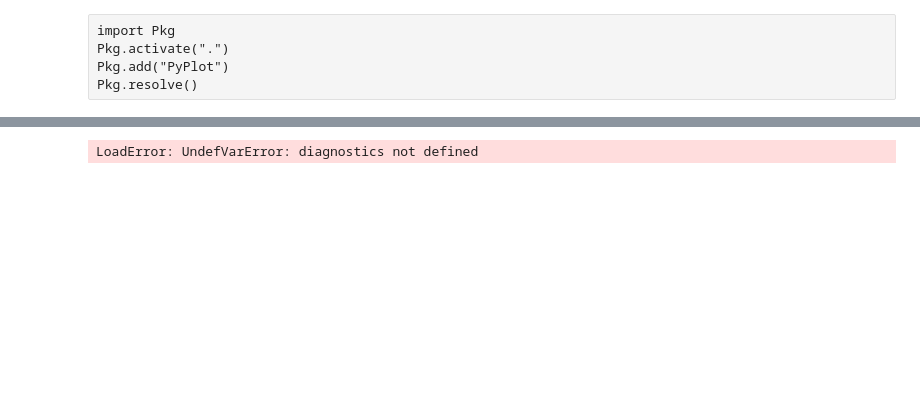
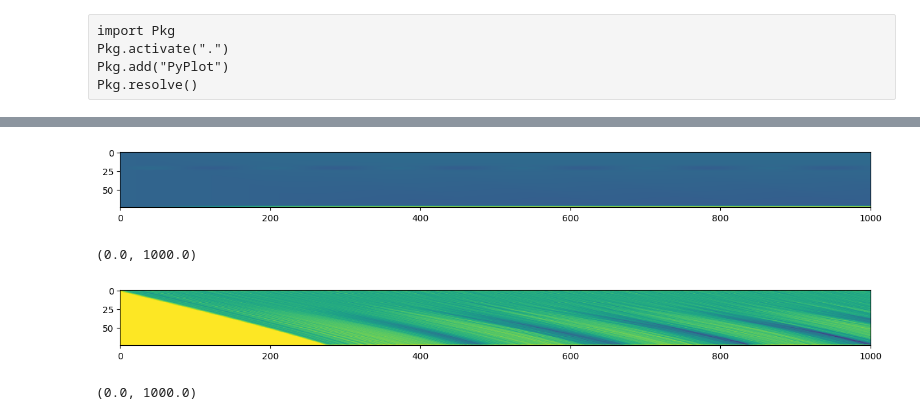
Before and after one commit to bchaber/iskra, a Jupyter notebook: klystron.ipynb, the cells around one changed output, grey strips where cells are left out. Drawn from its saved outputs; the diff is of its cells as text; code cells hidden in the pictures; blank space fills up the shorter version.

```diff
--- a/klystron.ipynb
+++ b/klystron.ipynb
@@ -230,8 +261,16 @@ LoadError: UndefVarError: diagnostics not defined
+# %%
+using PyPlot
+figure(figsize=(15, 6))
+imshow(results.Ex)
+xlim((0,1000))
+# %% [output]
+[figure, added]
+(0.0, 1000.0)
 # %%
+using PyPlot
 figure(figsize=(15, 6))
-imshow(diagnostics["Jx"])
-colorbar(orientation="horizontal")
+imshow(results.Jx)
 xlim((0,1000))
-#display(gcf())
 # %% [output]
+[figure, added]
-LoadError: UndefVarError: diagnostics not defined
+(0.0, 1000.0)
```
Also changed, not shown: parts of 19 cells of this notebook, 1 other file.
